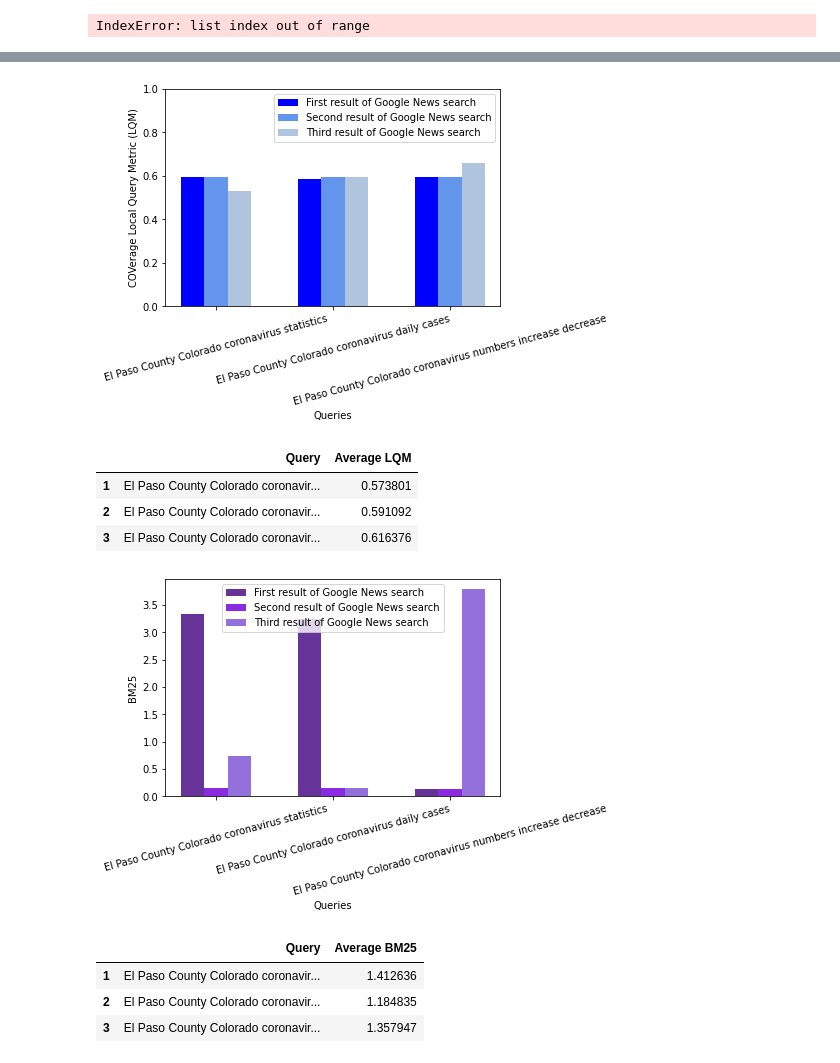
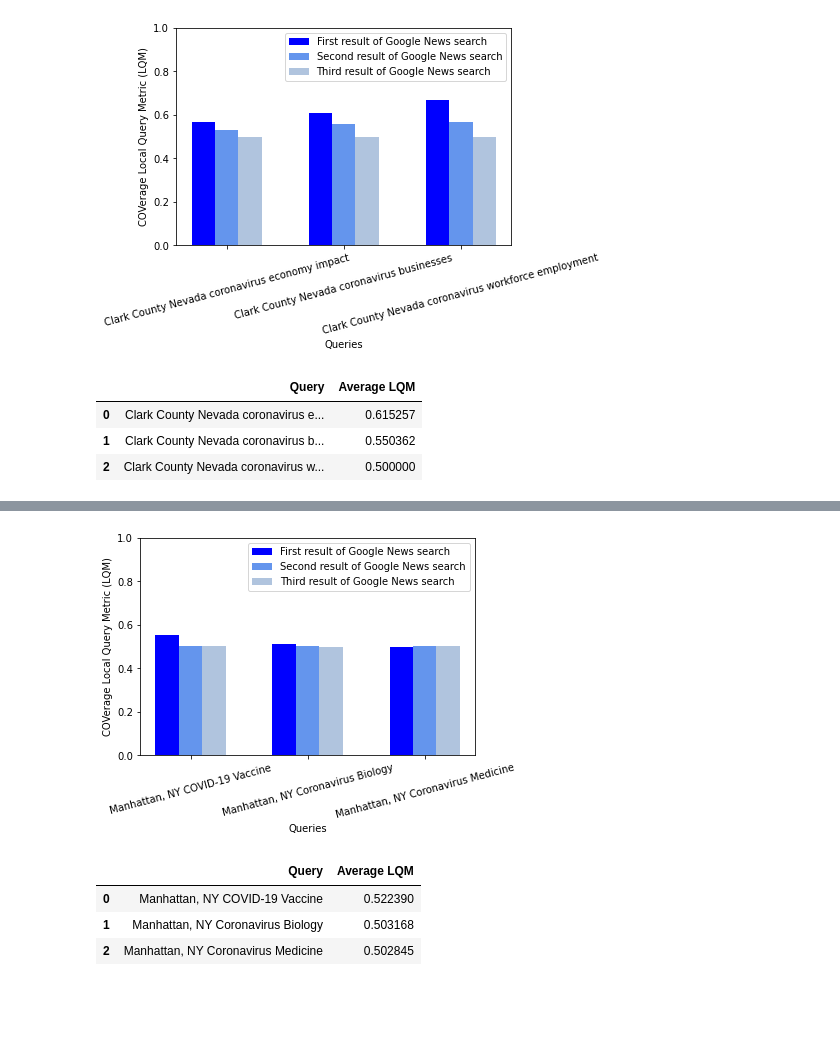
Before and after one commit to AaditT/coverage-api, a Jupyter notebook: Localized Search Query Algorithm Results.ipynb, the cells around one changed output, grey strips where cells are left out. Cells and saved outputs as stored; diff of their text form; code cells hidden in the pictures; blank space fills up the shorter version.

```diff
--- a/Localized Search Query Algorithm Results.ipynb
+++ b/Localized Search Query Algorithm Results.ipynb
@@ -100,17 +90,14 @@ def query_urls(query):
     googlenews.setlang('en')
     googlenews.search(query)
     results = googlenews.result()
-    limit = 3
-    counter = 0
-    url_counter = 0
-    while counter < limit:
-        url = results[url_counter]['link']
-        url_counter += 1
+    count = 3
+    for i in range(count):
+        url = results[i]['link']
         try:
             text = (fulltext(requests.get(url).text)).replace("\n", " ")
-            if len(text.split()) > 50:
-                urls.append(url)
-                counter += 1
         except:
-            continue
+            count += 1
+        urls.append(url)
     return urls[0], urls[1], urls[2]
+
+query_urls("Ramsey County Minnesota policy law")
@@ -120,13 +111,13 @@ def query_urls(query):
 # %%
 # URL's determined by Google News search algorithm
 
-query1 = "Ramsey County Minnesota coronavirus policy news"
+query1 = "International Coronavirus Vaccine news"
 url1_1, url1_2, url1_3 = query_urls(query1)
 
-query2 = "Ramsey County Minnesota coronavirus law news"
+query2 = "Global COVID-19 Medicine"
 url2_1, url2_2, url2_3 = query_urls(query2)
 
-query3 = "Ramsey County Minnesota coronavirus legal news"
+query3 = "International COVID-19 Biology"
 url3_1, url3_2, url3_3 = query_urls(query3)
 
 score1_1 = lavaa_abstractive(query1, url1_1)
@@ -246,28 +180,3 @@ bm25_visualization([query1, query2, query3])
 # %% [markdown]
 # Query 2 - Clark County, Nevada: Economy
 ![Clark County Image](https://www.clarkcountynv.gov/brc/PublishingImages/ED_Clip1.jpg)
-# %%
-query1_2 = "Clark County Nevada coronavirus economy impact"
-url1_1_2, url1_2_2, url1_3_2 = query_urls(query1_2)
-
-query2_2 = "Clark County Nevada coronavirus businesses"
-url2_1_2, url2_2_2, url2_3_2 = query_urls(query2_2)
-
-query3_2 = "Clark County Nevada coronavirus workforce employment"
-url3_1_2, url3_2_2, url3_3_2 = query_urls(query3_2)
-
-score1_1_2 = lavaa_abstractive(query1_2, url1_1_2)
-score1_2_2 = lavaa_abstractive(query1_2, url1_2_2)
-score1_3_2 = lavaa_abstractive(query1_2, url1_3_2)
-score2_1_2 = lavaa_abstractive(query2_2, url2_1_2)
-score2_2_2 = lavaa_abstractive(query2_2, url2_2_2)
-score2_3_2 = lavaa_abstractive(query2_2, url2_3_2)
-score3_1_2 = lavaa_abstractive(query3_2, url3_1_2)
-score3_2_2 = lavaa_abstractive(query3_2, url3_2_2)
-score3_3_2 = lavaa_abstractive(query3_2, url3_3_2)
-
-score1_vals_2 = [score1_1_2, score1_2_2, score1_3_2]
-score2_vals_2 = [score2_1_2, score2_2_2, score2_3_2]
-score3_vals_2 = [score3_1_2, score3_2_2, score3_3_2]
-# %% [output]
-IndexError: list index out of range
@@ -277,14 +206,22 @@ bm25_visualization([query1_2, query2_2, query3_2])
+# %%
+visualization([query1, query2, query3], [score1_vals, score2_vals, score3_vals])
+# %% [output]
+[figure, added]
+|  | Query | Average LQM |
+| 0 | Clark County Nevada coronavirus e... | 0.615257 |
+| 1 | Clark County Nevada coronavirus b... | 0.550362 |
+| 2 | Clark County Nevada coronavirus w... | 0.500000 |
 # %% [markdown]
 # Query 3 - Sedgwick County, Kansas: Statistics
 ![Sedgwick County, Kansas](https://upload.wikimedia.org/wikipedia/commons/thumb/2/2a/Sedgwick_county_kansas_courthouse_2009.jpg/1200px-Sedgwick_county_kansas_courthouse_2009.jpg)
 # %%
-query1 = "El Paso County Colorado coronavirus statistics"
+query1 = "Manhattan, NY COVID-19 Vaccine"
 url1_1, url1_2, url1_3 = query_urls(query1)
 
-query2 = "El Paso County Colorado coronavirus daily cases"
+query2 = "Manhattan, NY Coronavirus Biology"
 url2_1, url2_2, url2_3 = query_urls(query2)
 
-query3 = "El Paso County Colorado coronavirus numbers increase decrease"
+query3 = "Manhattan, NY Coronavirus Medicine"
 url3_1, url3_2, url3_3 = query_urls(query3)
 
 score1_1 = lavaa_abstractive(query1, url1_1)
@@ -302,15 +239,9 @@ score2_vals = [score2_1, score2_2, score2_3]
 score3_vals = [score3_1, score3_2, score3_3]
 # %%
 visualization([query1, query2, query3], [score1_vals, score2_vals, score3_vals])
-bm25_visualization([query1, query2, query3])
 # %% [output]
-[figure, old version]
+[figure, new version]
 |  | Query | Average LQM |
-| 1 | El Paso County Colorado coronavir... | 0.573801 |
-| 2 | El Paso County Colorado coronavir... | 0.591092 |
-| 3 | El Paso County Colorado coronavir... | 0.616376 |
+| 0 | Manhattan, NY COVID-19 Vaccine | 0.522390 |
+| 1 | Manhattan, NY Coronavirus Biology | 0.503168 |
+| 2 | Manhattan, NY Coronavirus Medicine | 0.502845 |
-[figure, removed]
-|  | Query | Average BM25 |
-| 1 | El Paso County Colorado coronavir... | 1.412636 |
-| 2 | El Paso County Colorado coronavir... | 1.184835 |
-| 3 | El Paso County Colorado coronavir... | 1.357947 |
```
Also changed, not shown: parts of 7 cells of this notebook, 1 other file.
